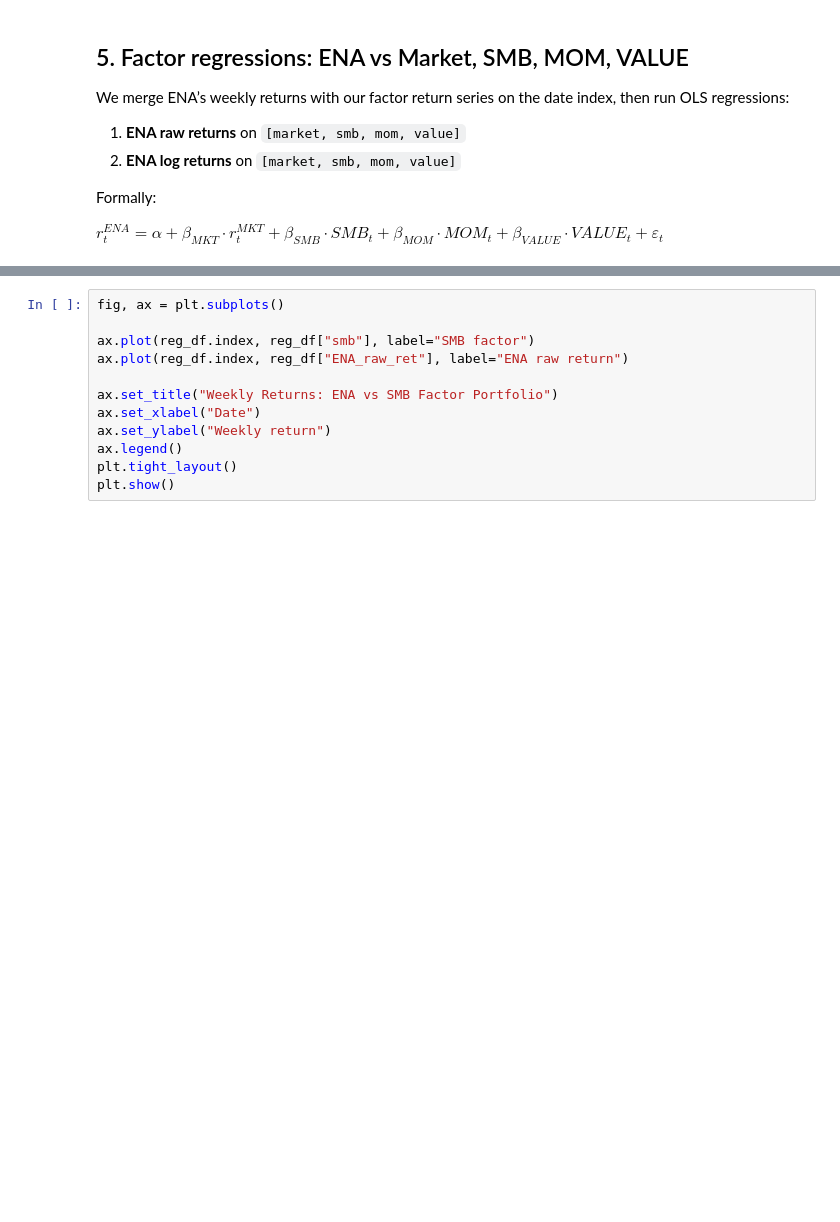
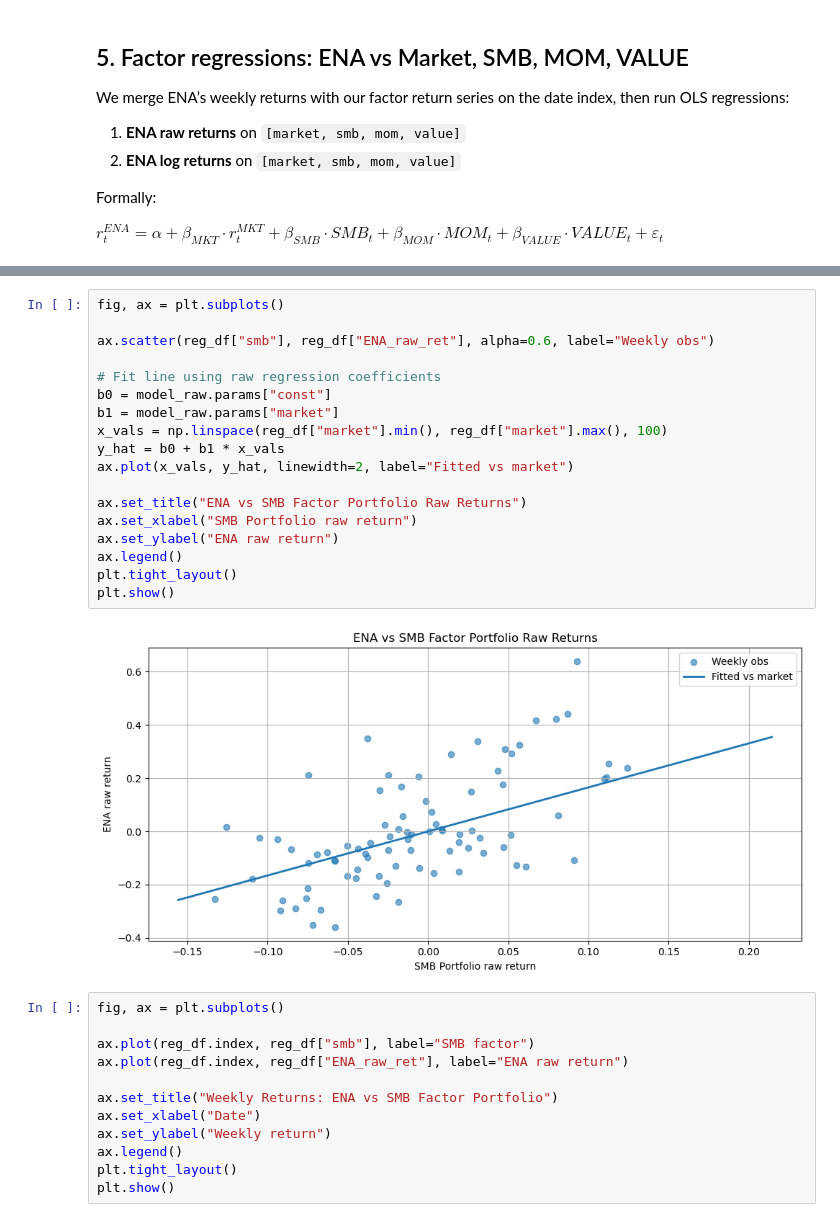
Before and after one commit to frank22lin/MBC-Research, a Jupyter notebook: factor_analysis.ipynb, the cells around one changed output, grey strips where cells are left out. Drawn from its saved outputs; the diff is of its cells as text; blank space fills up the shorter version.

```diff
--- a/factor_analysis.ipynb
+++ b/factor_analysis.ipynb
@@ -552,3 +944,23 @@ plt.show()
+# %%
+fig, ax = plt.subplots()
+
+ax.scatter(reg_df["smb"], reg_df["ENA_raw_ret"], alpha=0.6, label="Weekly obs")
+
+# Fit line using raw regression coefficients
+b0 = model_raw.params["const"]
+b1 = model_raw.params["market"]
+x_vals = np.linspace(reg_df["market"].min(), reg_df["market"].max(), 100)
+y_hat = b0 + b1 * x_vals
+ax.plot(x_vals, y_hat, linewidth=2, label="Fitted vs market")
+
+ax.set_title("ENA vs SMB Factor Portfolio Raw Returns")
+ax.set_xlabel("SMB Portfolio raw return")
+ax.set_ylabel("ENA raw return")
+ax.legend()
+plt.tight_layout()
+plt.show()
+# %% [output]
+[figure, added]
 # %%
 fig, ax = plt.subplots()
 
```
Also changed, not shown: parts of 28 cells of this notebook.
